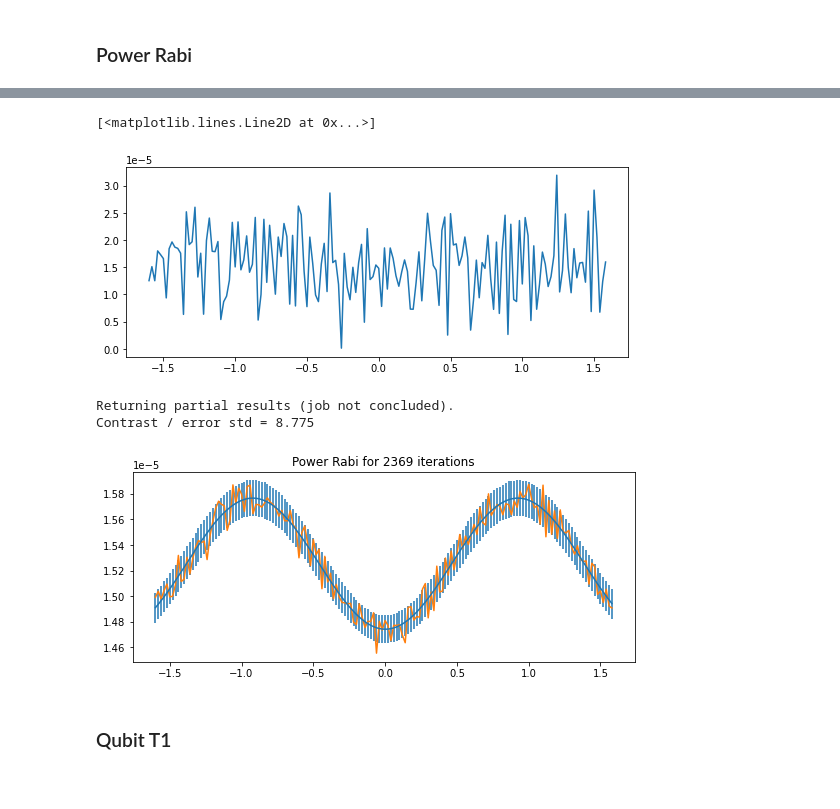
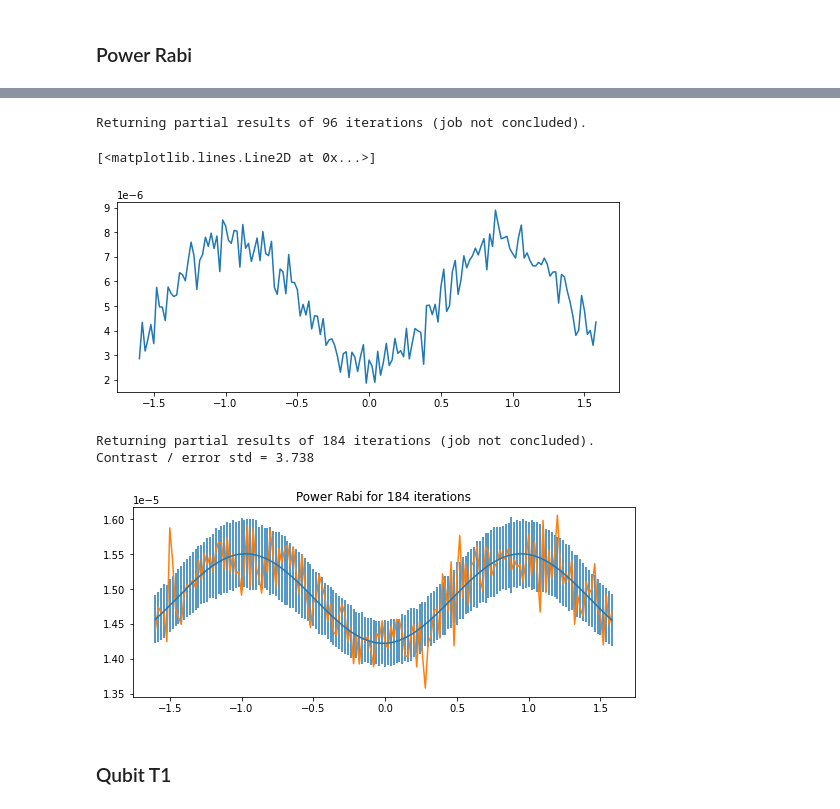
Before and after one commit to qcrew-lab/qcore, a Jupyter notebook: tutorials/measurements_tutorial.ipynb, the cells around one changed output, grey strips where cells are left out. Drawn from its saved outputs; the diff is of its cells as text; code cells hidden in the pictures.

```diff
--- a/tutorials/measurements_tutorial.ipynb
+++ b/tutorials/measurements_tutorial.ipynb
@@ -211,15 +216,12 @@ qubit_f = int(-54.12e6)
 qubit_ascale = np.arange(-1.6, 1.6, 0.02)
 # Contains a string defining qubit operation. Doesn't play pulse if None.
 qubit_pulse = 'gaussian'
-# Defines whether the results are averaged before retrieved. See QM documentation.
-average = False
 
 pw_rabi = PowerRabi('qu_spec', qm,        # Measurement nametag and QM object
                     reps, wait_time,
                     rr_f, rr_ascale,
                     qubit_f, qubit_ascale,
-                    qubit_pulse,
-                    average = average)
+                    qubit_pulse)
 # %%
 pw_rabi.queue_job()
 # %% [output]
@@ -231,19 +232,20 @@ Job in execution. (ID: 1619450587392)
 # %%
 results = pw_rabi.results()
 
-# The power rabi measurement returns a dictionary {'I': I_results, 'Q': Q_results}.
-# Both I_results and Q_results here are 2D numpy arrays, with dimensions:
+# For power rabi, the results arrays have 2 dimensions corresponding
+# to the variables:
 # dim 1 - iterations. The last element [-1] is the most recent iteration available.
 # dim 2 - qubit_ascale.
 
-I_list = results['I'][-1]
-Q_list = results['Q'][-1]
+I_list = results['I_avg'][-1]
+Q_list = results['Q_avg'][-1]
 amps = np.abs(I_list + 1j*Q_list)
 plt.figure(figsize=(9,3.5))
 plt.plot(qubit_ascale, amps)
 # %% [output]
-[<matplotlib.lines.Line2D at 0x...>]
+Returning partial results of 96 iterations (job not concluded).
+[<matplotlib.lines.Line2D at 0x...>]
-[figure, old version]
+[figure, new version]
 # %%
 results = pw_rabi.results()
 
@@ -290,9 +292,9 @@ plt.plot(qubit_ascale, amps)
 plt.title('Power Rabi for %d iterations' % n_iterations)
 plt.show()
 # %% [output]
-Returning partial results (job not concluded).
-Contrast / error std = 8.775
+Returning partial results of 184 iterations (job not concluded).
+Contrast / error std = 3.738
-[figure, old version]
+[figure, new version]
 # %% [markdown]
 ### Qubit T1
 # %%
```
Also changed, not shown: parts of 12 cells of this notebook, 5 other files.
